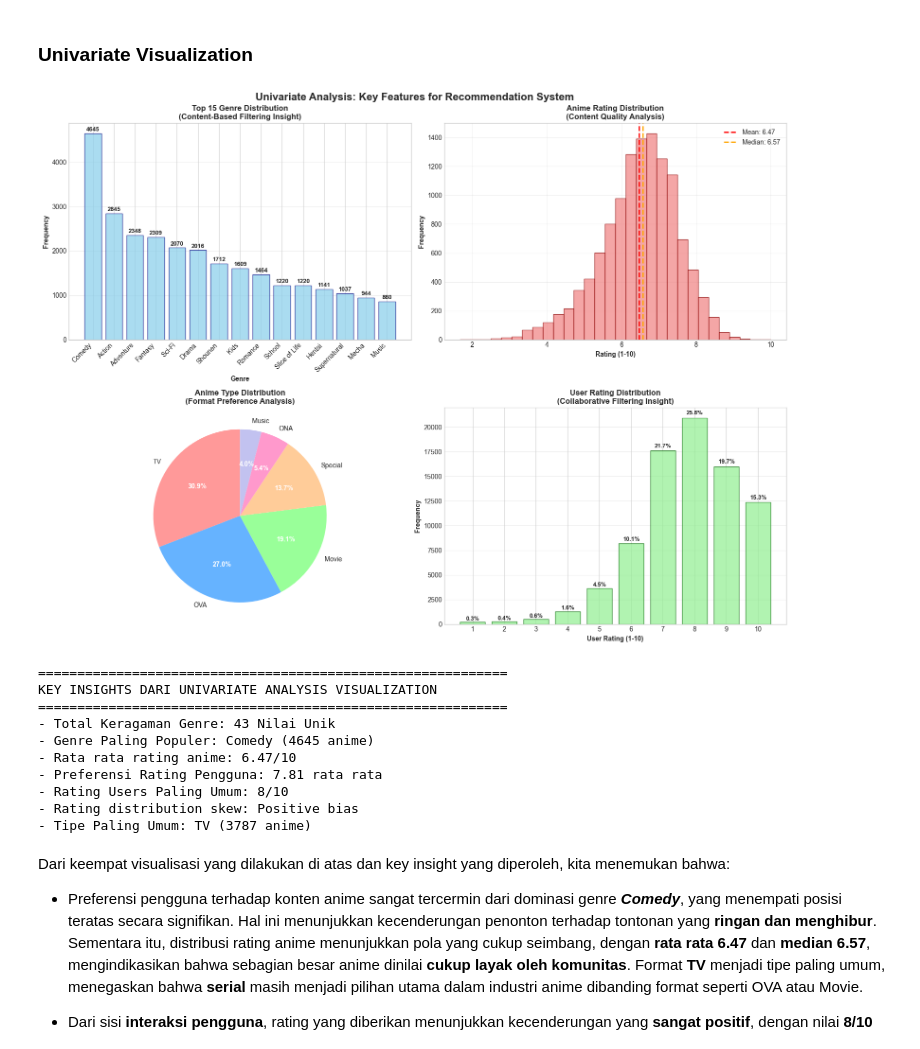
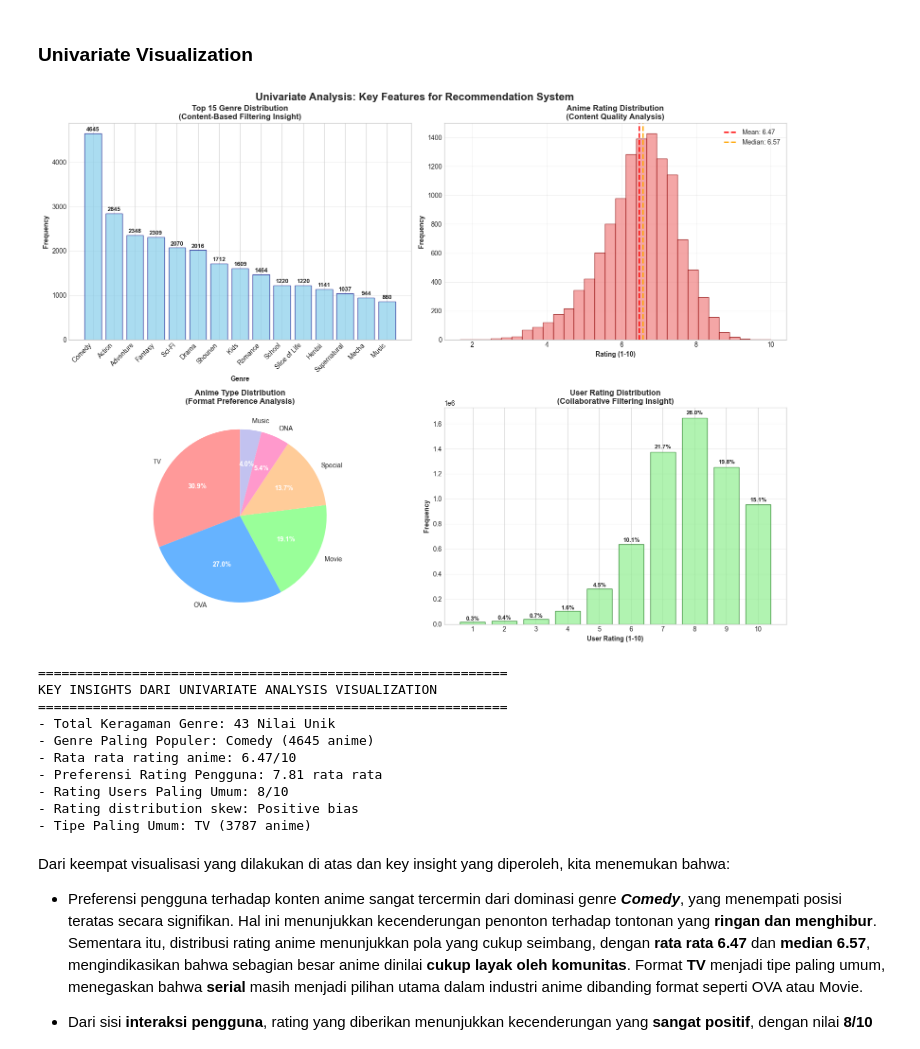
Before and after one commit to BagasNuryaman15/MLT_Final_SatriaDirgantaraNuryaman, a Jupyter notebook: anime-recommendations.ipynb, the cells around one changed output. Drawn from its saved outputs; the diff is of its cells as text; code cells hidden in the pictures.

```diff
--- a/anime-recommendations.ipynb
+++ b/anime-recommendations.ipynb
@@ -319,9 +317,7 @@ for autotext in autotexts:
     autotext.set_fontweight('bold')
 
 # 4. Distribusi User Ratings (dari rating_df) - Collaborative Filtering Insight
-# Mengambil sample untuk performa (100k data)
-rating_sample = rating_df.sample(n=100000, random_state=42)
-user_rating_dist = rating_sample[rating_sample['rating'] != -1]['rating']
+user_rating_dist = rating_df[rating_df['rating'] != -1]['rating']
 
 
 bars4 = ax[1, 1].bar(user_rating_dist.value_counts().sort_index().index,
@@ -330,34 +326,34 @@ bars4 = ax[1, 1].bar(user_rating_dist.value_counts().sort_index().index,
 ax[1, 1].set_title('User Rating Distribution\n(Collaborative Filtering Insight)', fontweight='bold', fontsize=12)
 ax[1, 1].set_xlabel('User Rating (1-10)', fontweight='bold')
 ax[1, 1].set_ylabel('Frequency', fontweight='bold')
 ax[1, 1].set_xticks(range(1, 11))
 
 # Antonasi di atas bar
 total_ratings = len(user_rating_dist)
 for bar in bars4:
     height = bar.get_height()
     percentage = (height / total_ratings) * 100
     ax[1, 1].text(bar.get_x() + bar.get_width()/2., height + height*0.01,
              f'{percentage:.1f}%', ha='center', va='bottom', fontweight='bold', fontsize=9)
 
 ax[1, 1].grid(axis='y', alpha=0.3)
 
 plt.tight_layout()
 plt.show()
 
 # Tampilkan insights penting
 print('='*60)
 print('KEY INSIGHTS DARI UNIVARIATE ANALYSIS VISUALIZATION')
 print('='*60)
 print(f'- Total Keragaman Genre: {len(pd.Series(all_genres).unique())} Nilai Unik')
 print(f'- Genre Paling Populer: {genre_counts.index[0]} ({genre_counts.iloc[0]} anime)')
 print(f'- Rata rata rating anime: {anime_df["rating"].mean():.2f}/10')
 print(f'- Preferensi Rating Pengguna: {user_rating_dist.mean():.2f} rata rata')
 print(f'- Rating Users Paling Umum: {user_rating_dist.mode().iloc[0]}/10')
 print(f'- Rating distribution skew: {"Positive bias" if user_rating_dist.mean() > 5.5 else "Negative bias"}')
 print(f'- Tipe Paling Umum: {type_counts.index[0]} ({type_counts.iloc[0]} anime)')
 # %% [output]
-[figure, old version]
+[figure, new version]
 ============================================================
 KEY INSIGHTS DARI UNIVARIATE ANALYSIS VISUALIZATION
 ============================================================
```
Also changed, not shown: parts of 4 cells of this notebook, 3 other files.
